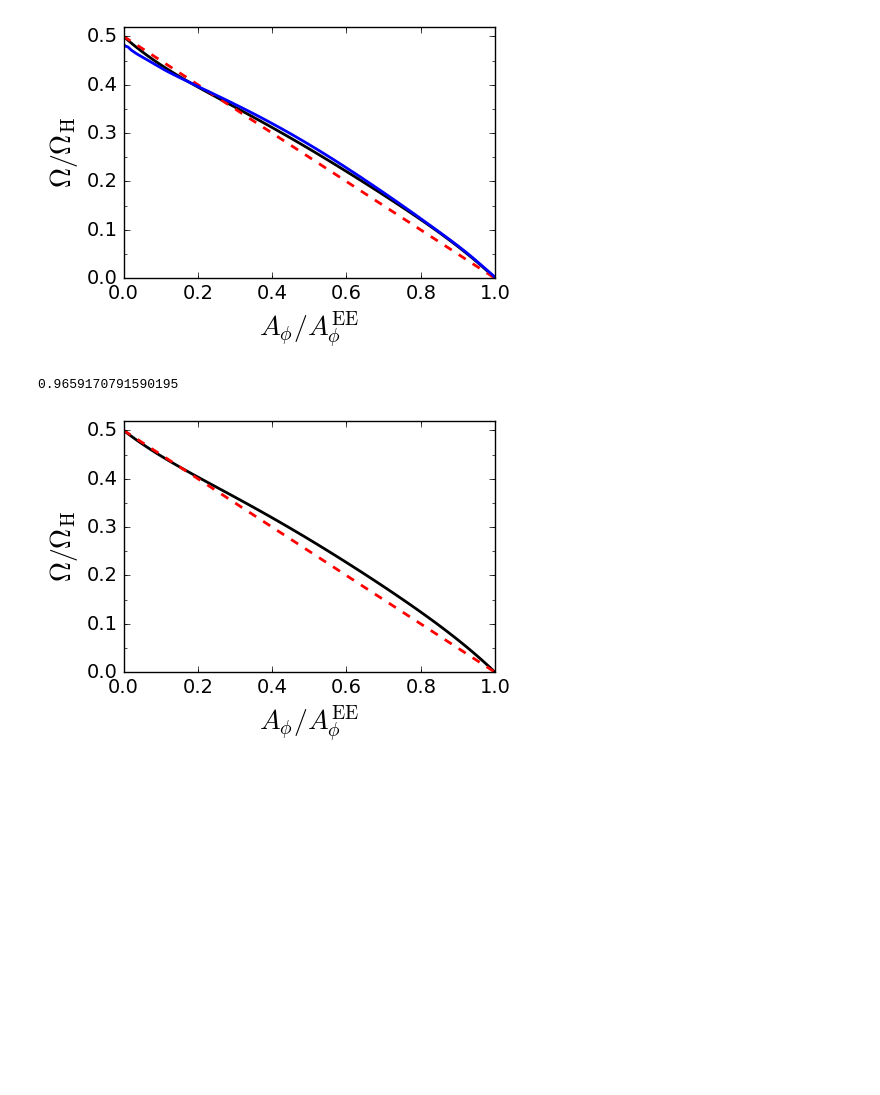
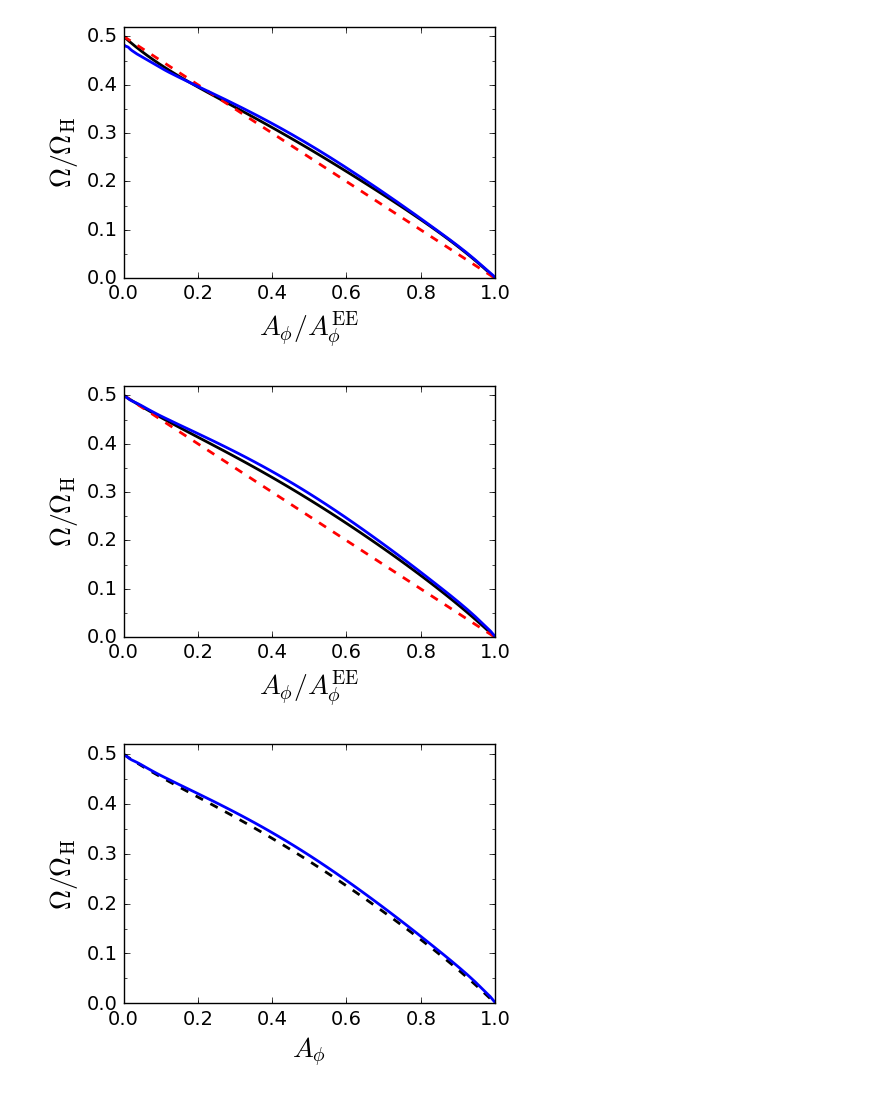
Before and after one commit to zhenpan/Uniform_Sol, a Jupyter notebook: plot.ipynb, the cells around one changed output. Drawn from its saved outputs; the diff is of its cells as text; code cells hidden in the pictures; blank space fills up the shorter version.

```diff
--- a/plot.ipynb
+++ b/plot.ipynb
@@ -56,18 +39,15 @@ tight_layout()
 #savefig("f2b.pdf")
 # %% [output]
 [figure]
-# %%
-Edot(Ubm, Ω_I)
-# %% [output]
-0.9659170791590195
 # %%
-@load "/home/zhenpan/Astroph/Uniform_Sol/scripts/a995.jld"
+Ω_sim = readdlm("/home/zhenpan/Astroph/Uniform_Sol/psi_omegaf_a_0.990.out")
+@load "/home/zhenpan/Astroph/Uniform_Sol/scripts/a99_Icrt.jld"
 
 Ubm = linspace(0., U_H, 64)
 fig = figure(figsize=(5, 3.6))
 plot(Ubm/U_H, Ω_I.Ωspl(Ubm)/crd.Ω_H, lw = 2, "k")
 plot(Ubm/U_H, 0.5*(1-Ubm/U_H), lw = 2, "r--")
-#plot(Ω998_sim[:,1]/Ω998_sim[end,1], Ω998_sim[:,2], lw = 2)
+plot(Ω_sim[:,1]/Ω_sim[end,1], Ω_sim[:,2], lw = 2)
 ylim(0., 0.52)
 xlabel(L"$A_\phi/A_\phi^{\rm EE}$", fontsize = 20)
 ylabel(L"$\Omega/ \Omega_{\rm H}$", fontsize = 20)
@@ -81,5 +61,28 @@ ax[:yaxis][:set_major_locator](My)
 ax[:yaxis][:set_minor_locator](my)
 tight_layout()
 # %% [output]
-[figure, old version]
+[figure, new version]
+# %%
+Ω_sim = readdlm("/home/zhenpan/Astroph/Uniform_Sol/psi_omegaf_a_0.990.out")
+@load "/home/zhenpan/Astroph/Uniform_Sol/scripts/a0.99.jld"
+
+Ubm = linspace(0., U_H, 64)
+fig = figure(figsize=(5, 3.6))
+plot(Ubm/U_H, Ω_I.Ωspl(Ubm)/crd.Ω_H, lw = 2, "k--")
+#plot(Ubm/U_H, 0.5*(1-Ubm/U_H), lw = 2, "r--")
+plot(Ω_sim[:,1]/Ω_sim[end,1], Ω_sim[:,2], lw = 2)
+ylim(0., 0.52)
+xlabel(L"$A_\phi$", fontsize = 20)
+ylabel(L"$\Omega/ \Omega_{\rm H}$", fontsize = 20)
+tick_params(axis="both", which="major", length =4, labelsize=14)
+ax = gca()
+mx = matplotlib[:ticker][:MultipleLocator](0.2)
+My = matplotlib[:ticker][:MultipleLocator](0.1) # Define interval of major ticks
+my = matplotlib[:ticker][:MultipleLocator](0.05)
+ax[:xaxis][:set_minor_locator](mx)
+ax[:yaxis][:set_major_locator](My)
+ax[:yaxis][:set_minor_locator](my)
+tight_layout()
+# %% [output]
+[figure, added]
 # %%
```
Also changed, not shown: parts of 18 cells of this notebook, 22 other files.
